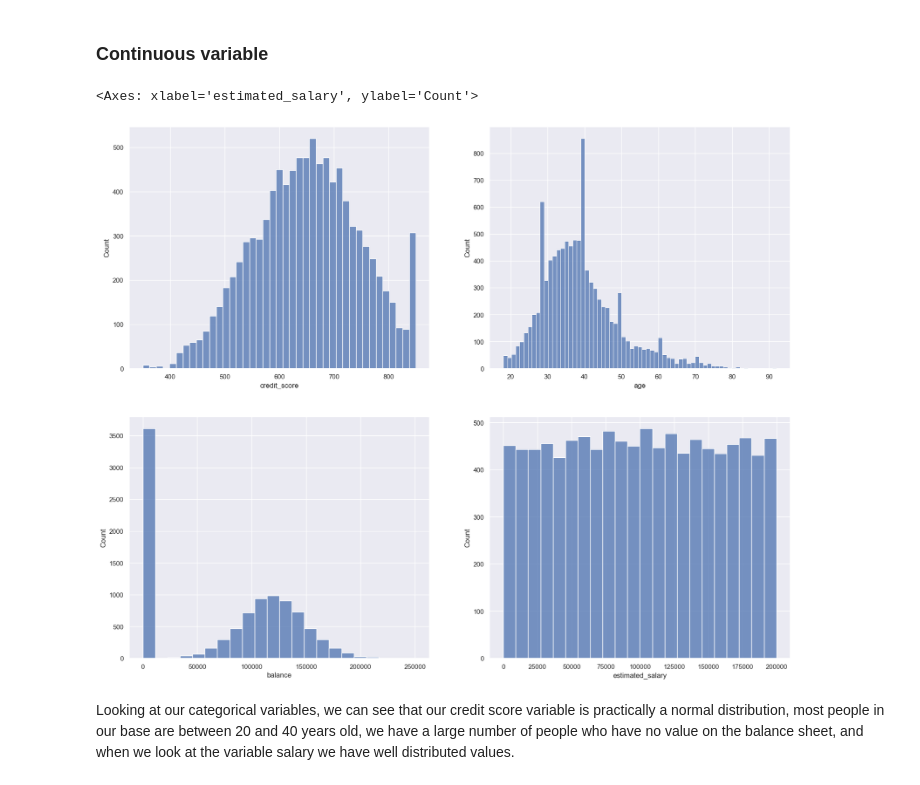
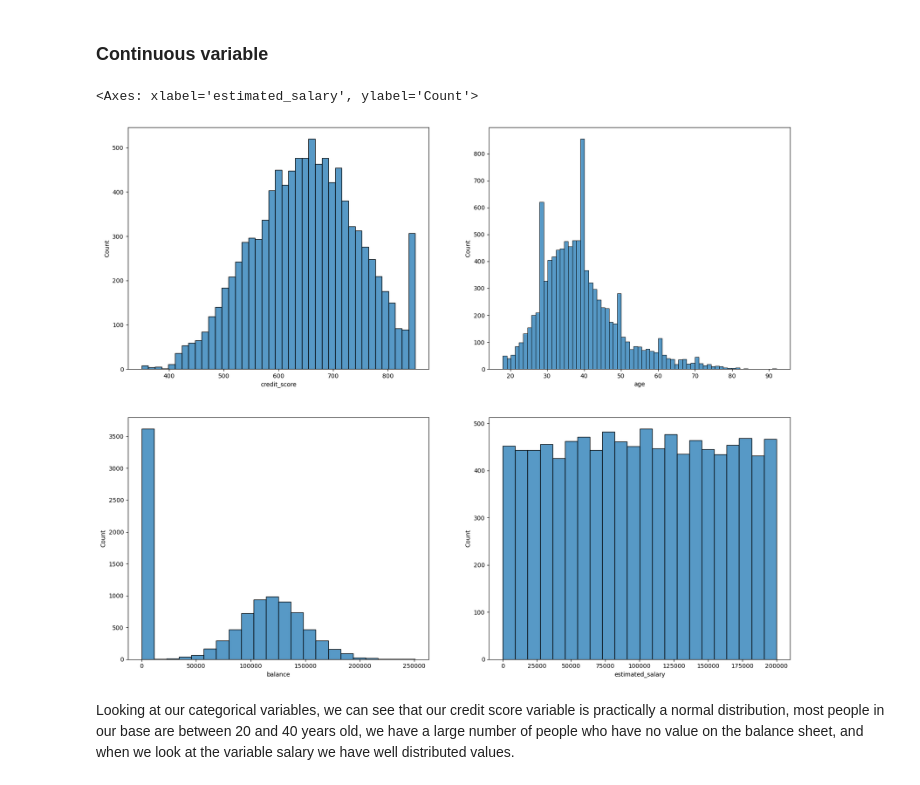
Before and after one commit to Poojasri78/BankCustomerChurnPrediction, a Jupyter notebook: Bank Customer Churn Prediction/Bank_Customer_Churn_Prediction.ipynb, the cells around one changed output. Cells and saved outputs as stored; diff of their text form; code cells hidden in the pictures.

```diff
--- a/Bank Customer Churn Prediction/Bank_Customer_Churn_Prediction.ipynb
+++ b/Bank Customer Churn Prediction/Bank_Customer_Churn_Prediction.ipynb
@@ -187,23 +187,21 @@ Looking at our categorical variables individually, we were able to verify that o
 ### Continuous variable
 # %%
 plt.figure(figsize = (20,25))
-
-sns.set(color_codes = True)
 
 plt.subplot(3,2,1)
 sns.histplot(df['credit_score'])
 
 plt.subplot(3,2,2)
 sns.histplot(df['age'])
 
 plt.subplot(3,2,3)
 sns.histplot(df['balance'])
 
 plt.subplot(3,2,4)
 sns.histplot(df['estimated_salary'])
 # %% [output]
 <Axes: xlabel='estimated_salary', ylabel='Count'>
-[figure, old version]
+[figure, new version]
 # %% [markdown]
 Looking at our categorical variables, we can see that our credit score variable is practically a normal distribution, most people in our base are between 20 and 40 years old, we have a large number of people who have no value on the balance sheet, and when we look at the variable salary we have well distributed values.
 # %% [markdown]
```
Also changed, not shown: parts of 34 cells of this notebook.
